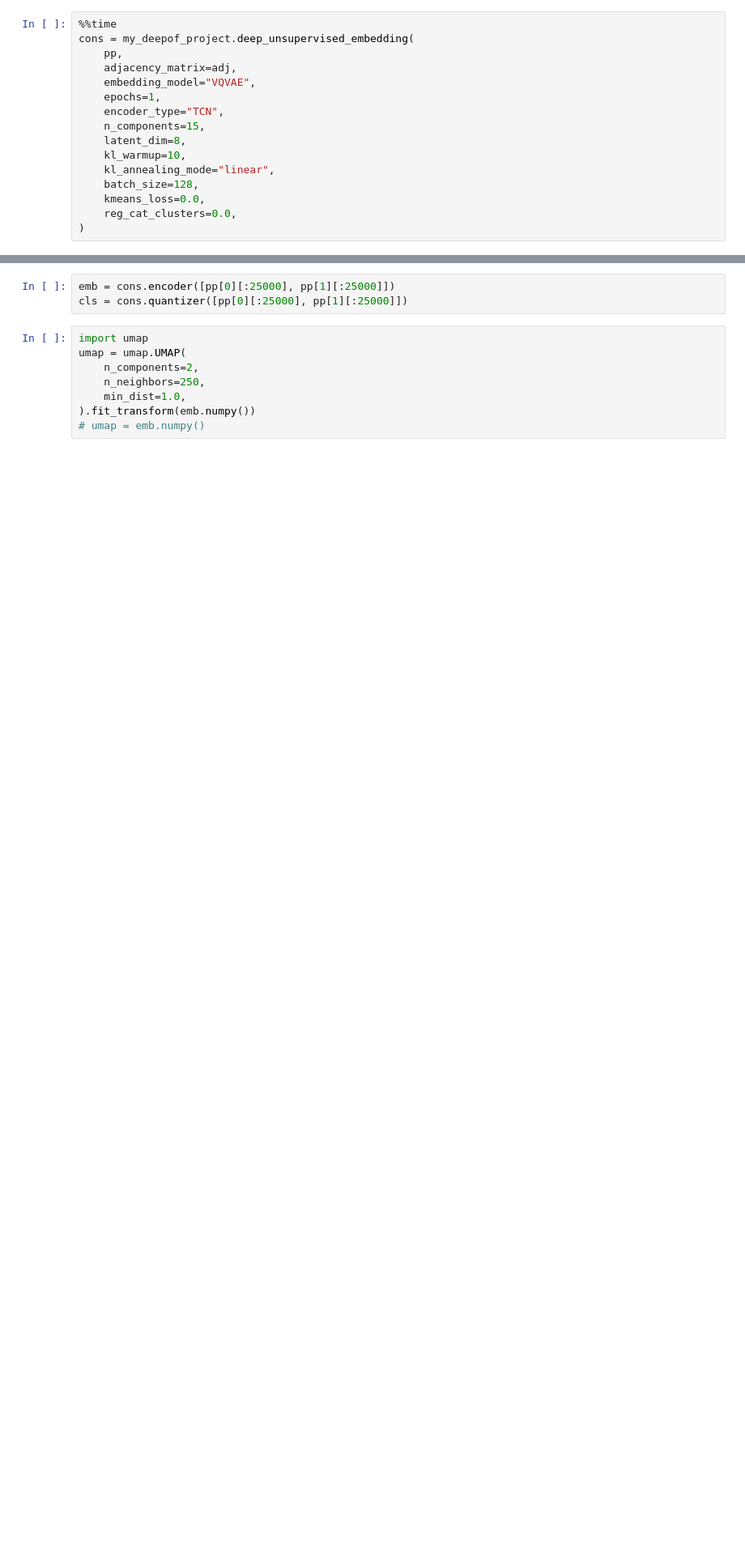
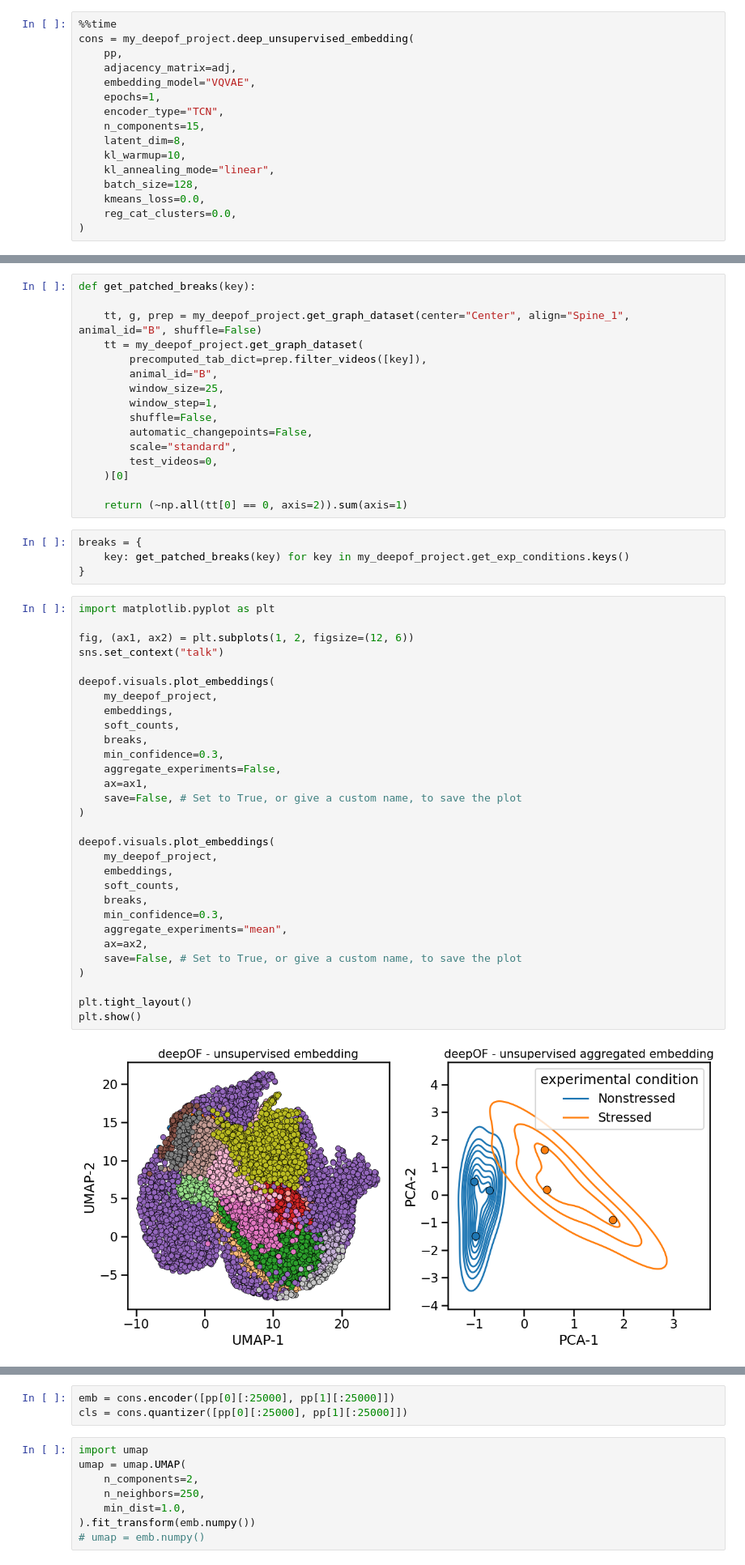
Before and after one commit to mlfpm/deepof, a Jupyter notebook: docs/source/tutorial_notebooks/deepof_unsupervised_tutorial.ipynb, the cells around one changed output, grey strips where cells are left out. Shown at 81% size. Drawn from its saved outputs; the diff is of its cells as text; blank space fills up the shorter version.

Commit message:
Updated embedding and Gantt visualizations for the unsupervised pipeline

```diff
--- a/docs/source/tutorial_notebooks/deepof_unsupervised_tutorial.ipynb
+++ b/docs/source/tutorial_notebooks/deepof_unsupervised_tutorial.ipynb
@@ -333,0 +119,52 @@ hide_toggle()
+# %%
+def get_patched_breaks(key):
+
+    tt, g, prep = my_deepof_project.get_graph_dataset(center="Center", align="Spine_1", animal_id="B", shuffle=False)
+    tt = my_deepof_project.get_graph_dataset(
+        precomputed_tab_dict=prep.filter_videos([key]),
+        animal_id="B",
+        window_size=25,
+        window_step=1,
+        shuffle=False,
+        automatic_changepoints=False,
+        scale="standard",
+        test_videos=0,
+    )[0]
+
+    return (~np.all(tt[0] == 0, axis=2)).sum(axis=1)
+# %%
+breaks = {
+    key: get_patched_breaks(key) for key in my_deepof_project.get_exp_conditions.keys()
+}
+# %%
+import matplotlib.pyplot as plt
+
+fig, (ax1, ax2) = plt.subplots(1, 2, figsize=(12, 6))
+sns.set_context("talk")
+
+deepof.visuals.plot_embeddings(
+    my_deepof_project,
+    embeddings,
+    soft_counts,
+    breaks,
+    min_confidence=0.3,
+    aggregate_experiments=False,
+    ax=ax1,
+    save=False, # Set to True, or give a custom name, to save the plot
+)
+
+deepof.visuals.plot_embeddings(
+    my_deepof_project,
+    embeddings,
+    soft_counts,
+    breaks,
+    min_confidence=0.3,
+    aggregate_experiments="mean",
+    ax=ax2,
+    save=False, # Set to True, or give a custom name, to save the plot
+)
+
+plt.tight_layout()
+plt.show()
+# %% [output]
+[figure, added]
```
Also changed, not shown: parts of 42 cells of this notebook, 6 other files.
